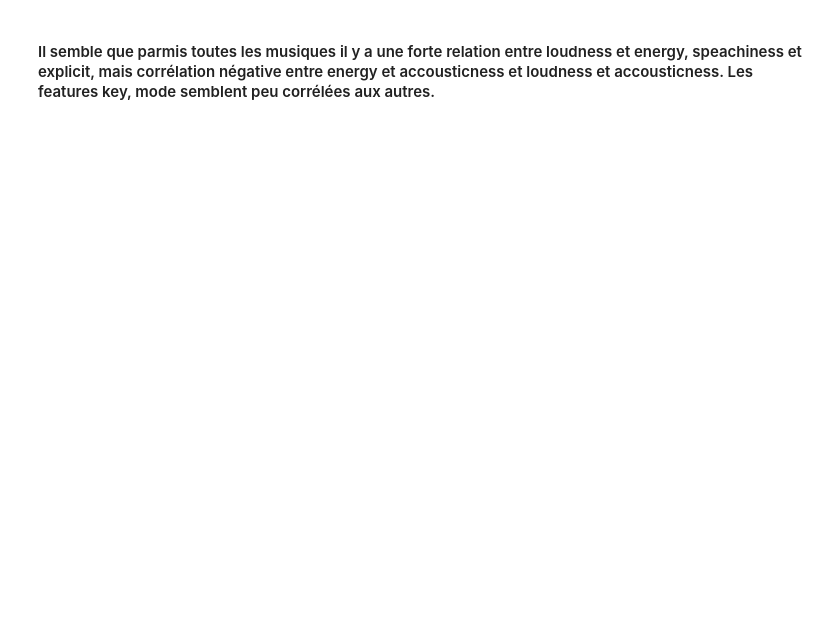
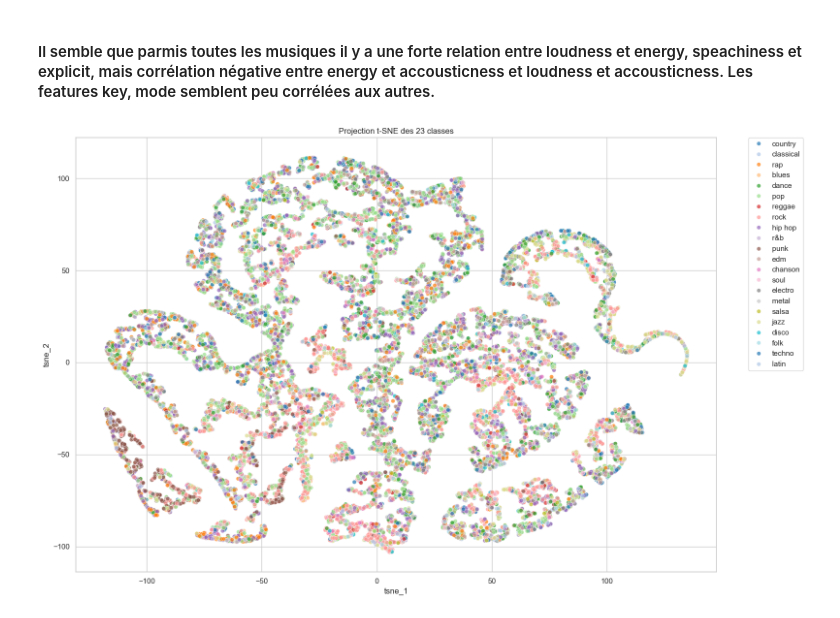
Before and after one commit to jmalfaro2019/Projet-AARES-20260202, a Jupyter notebook: part_1/notebooks/01_analysis.ipynb, the cells around one changed output. Cells and saved outputs as stored; diff of their text form; code cells hidden in the pictures; blank space fills up the shorter version.

```diff
--- a/part_1/notebooks/01_analysis.ipynb
+++ b/part_1/notebooks/01_analysis.ipynb
@@ -179,2 +239,34 @@ plt.show()
 # %% [markdown]
 #### Il semble que parmis toutes les musiques il y a une forte relation entre loudness et energy, speachiness et explicit, mais corrélation négative entre energy et accousticness et loudness et accousticness. Les features key, mode semblent peu corrélées aux autres.
+# %%
+#tsne
+from sklearn.manifold import TSNE
+X_embedded = TSNE(n_components=2).fit_transform(X_processed)
+# %%
+import seaborn as sns
+import pandas as pd
+
+# On crée un petit DataFrame temporaire pour faciliter le plot
+tsne_df = pd.DataFrame({
+    'tsne_1': X_embedded[:, 0],
+    'tsne_2': X_embedded[:, 1],
+    'label': y  # Assurez-vous que y a les noms des genres, pas juste des chiffres, pour la légende
+})
+
+plt.figure(figsize=(16, 10))
+sns.scatterplot(
+    x='tsne_1', y='tsne_2',
+    hue='label',           # Couleur par classe
+    palette='tab20',       # Palette distincte
+    data=tsne_df,
+    legend="full",         # Affiche toutes les classes
+    alpha=0.7
+)
+
+plt.title('Projection t-SNE des 23 classes')
+# On déplace la légende à l'extérieur pour ne pas cacher les points
+plt.legend(bbox_to_anchor=(1.05, 1), loc=2, borderaxespad=0.)
+plt.tight_layout()
+plt.show()
+# %% [output]
+[figure, added]
```
Also changed, not shown: parts of 15 cells of this notebook, 14 other files.
